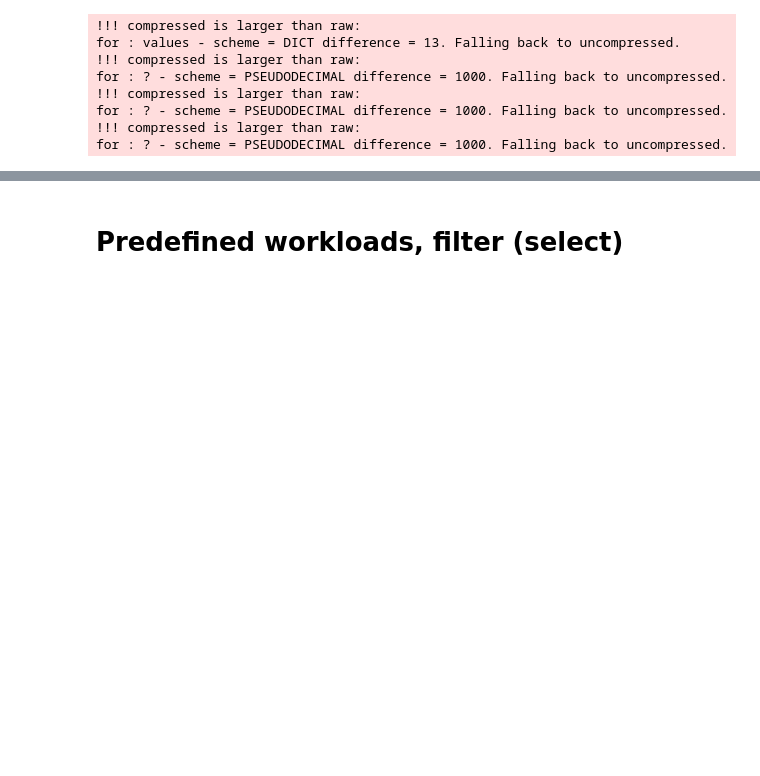
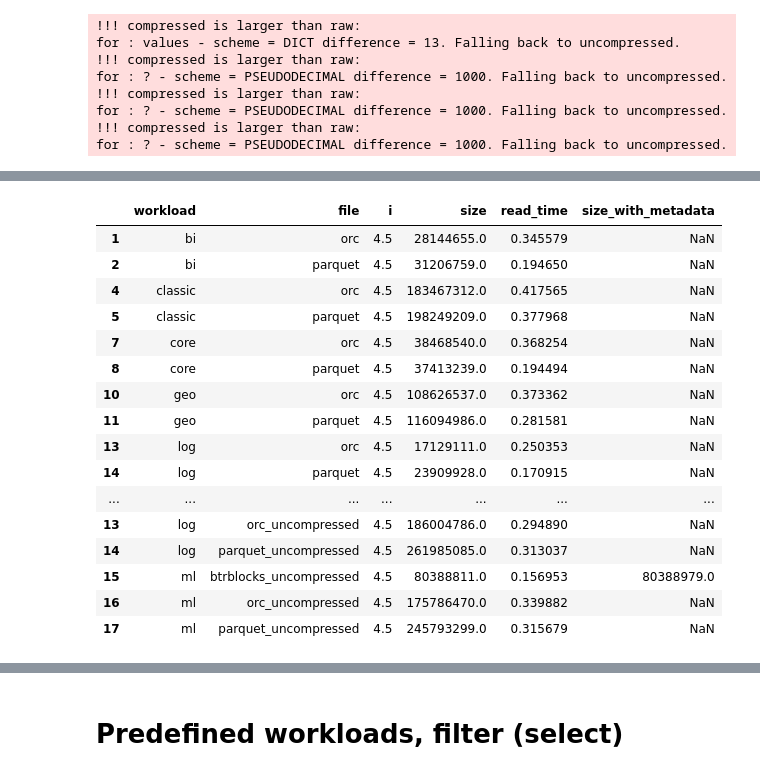
Before and after one commit to AveryQi115/OpenFormat, a Jupyter notebook: python/general/general_v2.ipynb, the cells around one changed output, grey strips where cells are left out. Cells and saved outputs as stored; diff of their text form; code cells hidden in the pictures; blank space fills up the shorter version.

```diff
--- a/python/general/general_v2.ipynb
+++ b/python/general/general_v2.ipynb
@@ -333,0 +399,5 @@ IndexError: list index out of range
+# %%
+import copy
+data_avg2 = copy.deepcopy(data_avg)
+# %%
+data_avg['file'] = data_avg['file'].apply(lambda x: x+'_uncompressed')
@@ -333,0 +408,20 @@ IndexError: list index out of range
+# %%
+data
+# %% [output]
+|  | workload | file | i | size | read_time | size_with_metadata |
+| 1 | bi | orc | 4.5 | 28144655.0 | 0.345579 | NaN |
+| 2 | bi | parquet | 4.5 | 31206759.0 | 0.194650 | NaN |
+| 4 | classic | orc | 4.5 | 183467312.0 | 0.417565 | NaN |
+| 5 | classic | parquet | 4.5 | 198249209.0 | 0.377968 | NaN |
+| 7 | core | orc | 4.5 | 38468540.0 | 0.368254 | NaN |
+| 8 | core | parquet | 4.5 | 37413239.0 | 0.194494 | NaN |
+| 10 | geo | orc | 4.5 | 108626537.0 | 0.373362 | NaN |
+| 11 | geo | parquet | 4.5 | 116094986.0 | 0.281581 | NaN |
+| 13 | log | orc | 4.5 | 17129111.0 | 0.250353 | NaN |
+| 14 | log | parquet | 4.5 | 23909928.0 | 0.170915 | NaN |
+| ... | ... | ... | ... | ... | ... | ... |
+| 13 | log | orc_uncompressed | 4.5 | 186004786.0 | 0.294890 | NaN |
+| 14 | log | parquet_uncompressed | 4.5 | 261985085.0 | 0.313037 | NaN |
+| 15 | ml | btrblocks_uncompressed | 4.5 | 80388811.0 | 0.156953 | 80388979.0 |
+| 16 | ml | orc_uncompressed | 4.5 | 175786470.0 | 0.339882 | NaN |
+| 17 | ml | parquet_uncompressed | 4.5 | 245793299.0 | 0.315679 | NaN |
```
Also changed, not shown: parts of 15 cells of this notebook, 5 other files.
